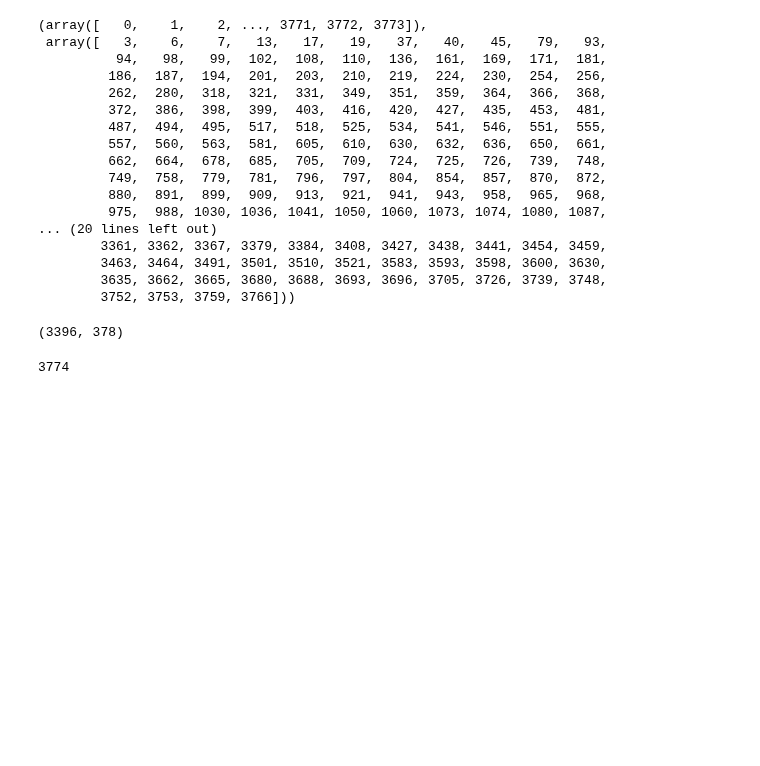
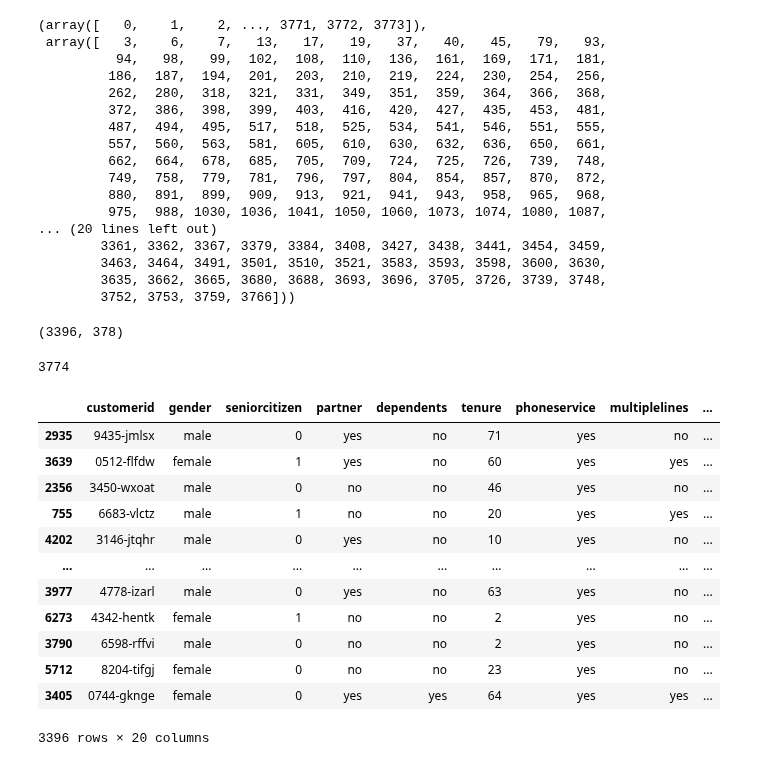
Before and after one commit to carlos-alves-one/ML-Zoomcamp-Week-4, a Jupyter notebook: ML_Zoomcamp_Week_4.ipynb, the cells around one changed output. Drawn from its saved outputs; the diff is of its cells as text; code cells hidden in the pictures; blank space fills up the shorter version.

Commit message:
Use iloc to select a part of the full train dataframe

```diff
--- a/ML_Zoomcamp_Week_4.ipynb
+++ b/ML_Zoomcamp_Week_4.ipynb
@@ -1215,3 +1215,20 @@ len(df_train)
 # noteL: the lenght below is the total of the above arrays of indexes
 # %% [output]
 3774
+# %%
+# Use iloc to select a part of the full train dataframe
+df_train.iloc[train_idx]
+# %% [output]
+|  | customerid | gender | seniorcitizen | partner | dependents | tenure | phoneservice | multiplelines | ... |
+| 2935 | 9435-jmlsx | male | 0 | yes | no | 71 | yes | no | ... |
+| 3639 | 0512-flfdw | female | 1 | yes | no | 60 | yes | yes | ... |
+| 2356 | 3450-wxoat | male | 0 | no | no | 46 | yes | no | ... |
+| 755 | 6683-vlctz | male | 1 | no | no | 20 | yes | yes | ... |
+| 4202 | 3146-jtqhr | male | 0 | yes | no | 10 | yes | no | ... |
+| ... | ... | ... | ... | ... | ... | ... | ... | ... | ... |
+| 3977 | 4778-izarl | male | 0 | yes | no | 63 | yes | no | ... |
+| 6273 | 4342-hentk | female | 1 | no | no | 2 | yes | no | ... |
+| 3790 | 6598-rffvi | male | 0 | no | no | 2 | yes | no | ... |
+| 5712 | 8204-tifgj | female | 0 | no | no | 23 | yes | no | ... |
+| 3405 | 0744-gknge | female | 0 | yes | yes | 64 | yes | yes | ... |
+3396 rows × 20 columns
```
